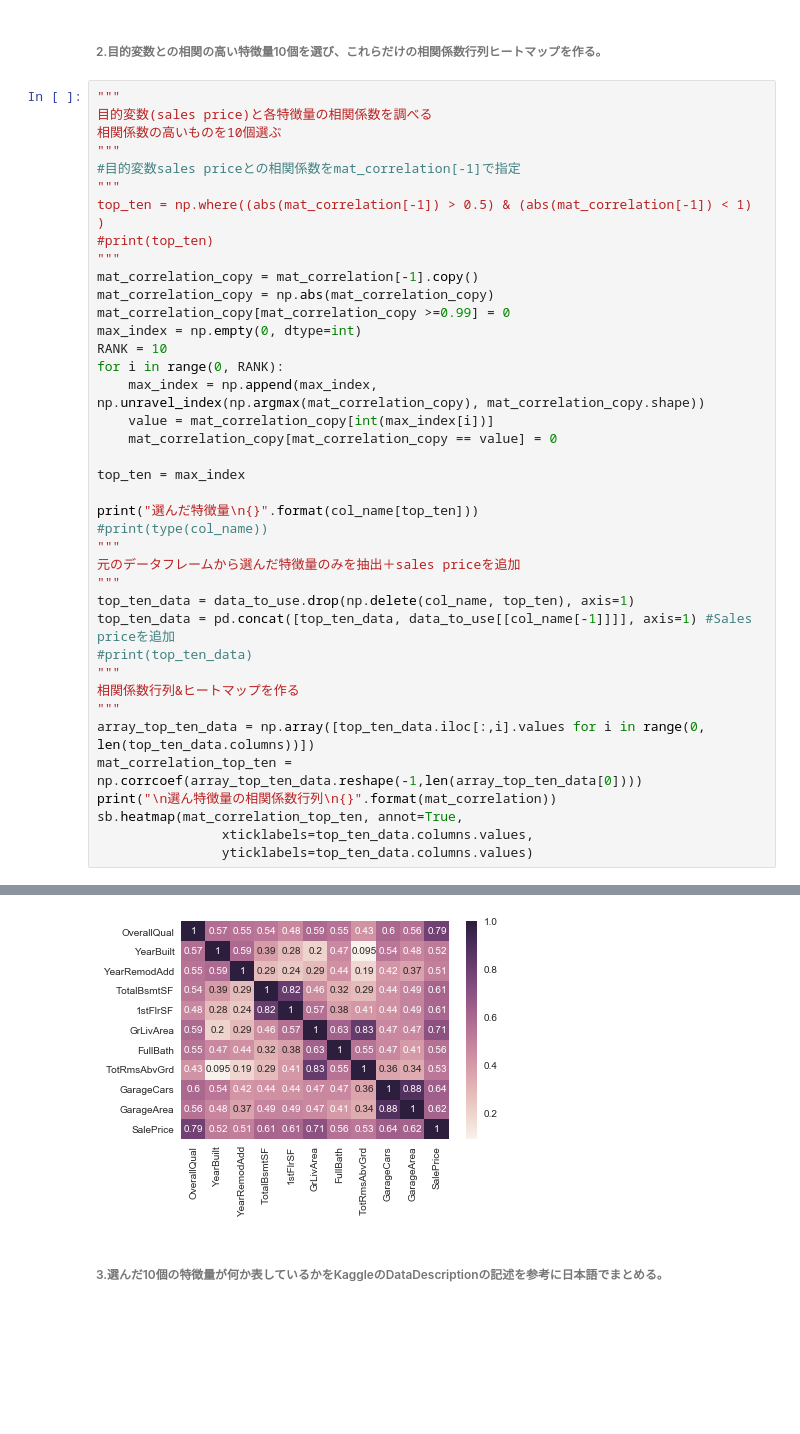
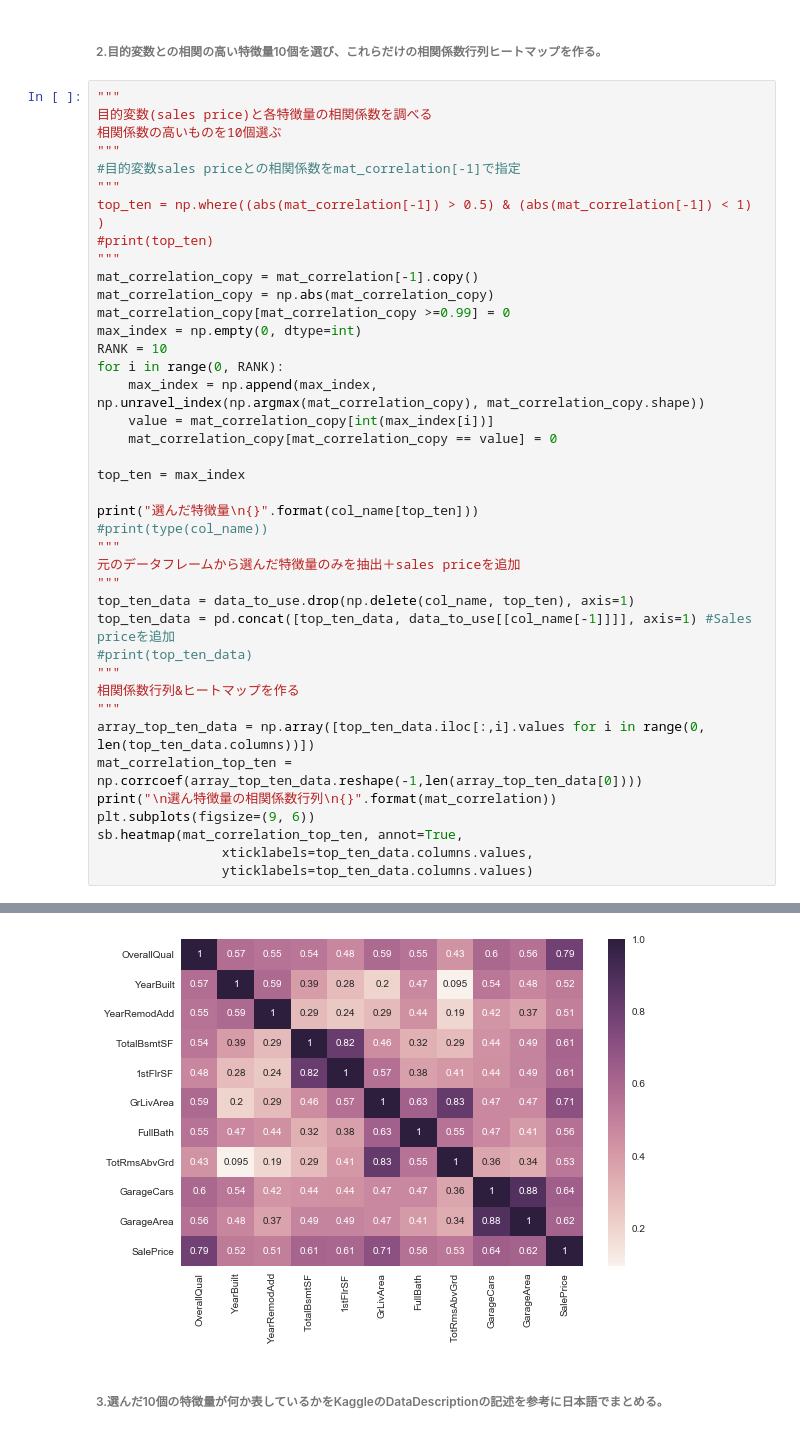
Before and after one commit to ns5849/diveintocode-ml, a Jupyter notebook: week3/week3-work2.ipynb, the cells around one changed output, grey strips where cells are left out. Cells and saved outputs as stored; diff of their text form; blank space fills up the shorter version.

```diff
--- a/week3/week3-work2.ipynb
+++ b/week3/week3-work2.ipynb
@@ -247,34 +257,35 @@ top_ten_data = pd.concat([top_ten_data, data_to_use[[col_name[-1]]]], axis=1) #S
 #print(top_ten_data)
 """
 相関係数行列&ヒートマップを作る
 """
 array_top_ten_data = np.array([top_ten_data.iloc[:,i].values for i in range(0, len(top_ten_data.columns))])
 mat_correlation_top_ten = np.corrcoef(array_top_ten_data.reshape(-1,len(array_top_ten_data[0])))
 print("\n選ん特徴量の相関係数行列\n{}".format(mat_correlation))
+plt.subplots(figsize=(9, 6))
 sb.heatmap(mat_correlation_top_ten, annot=True,
                 xticklabels=top_ten_data.columns.values,
                 yticklabels=top_ten_data.columns.values)
 # %% [output]
 選んだ特徴量
 ['OverallQual' 'GrLivArea' 'GarageCars' 'GarageArea' 'TotalBsmtSF'
  '1stFlrSF' 'FullBath' 'TotRmsAbvGrd' 'YearBuilt' 'YearRemodAdd']
 
 選ん特徴量の相関係数行列
 [[ 1.          0.01058911 -0.01150811 ... -0.01663707 -0.01731051
   -0.02175614]
  [ 0.01058911  1.          0.28714419 ...  0.01298492 -0.01490129
   -0.08423029]
  [-0.01150811  0.28714419  1.         ...  0.0588675   0.06859765
   -0.11610464]
  ...
  [-0.01663707  0.01298492  0.0588675  ...  1.          0.23208885
    0.07286484]
  [-0.01731051 -0.01490129  0.06859765 ...  0.23208885  1.
    0.14246651]
  [-0.02175614 -0.08423029 -0.11610464 ...  0.07286484  0.14246651
    1.        ]]
 <matplotlib.axes._subplots.AxesSubplot at 0x...>
-[figure, old version]
+[figure, new version]
 # %% [markdown]
 ###### 3.選んだ10個の特徴量が何か表しているかをKaggleのDataDescriptionの記述を参考に日本語でまとめる。
 # %% [markdown]
```
Also changed, not shown: parts of 3 cells of this notebook.
